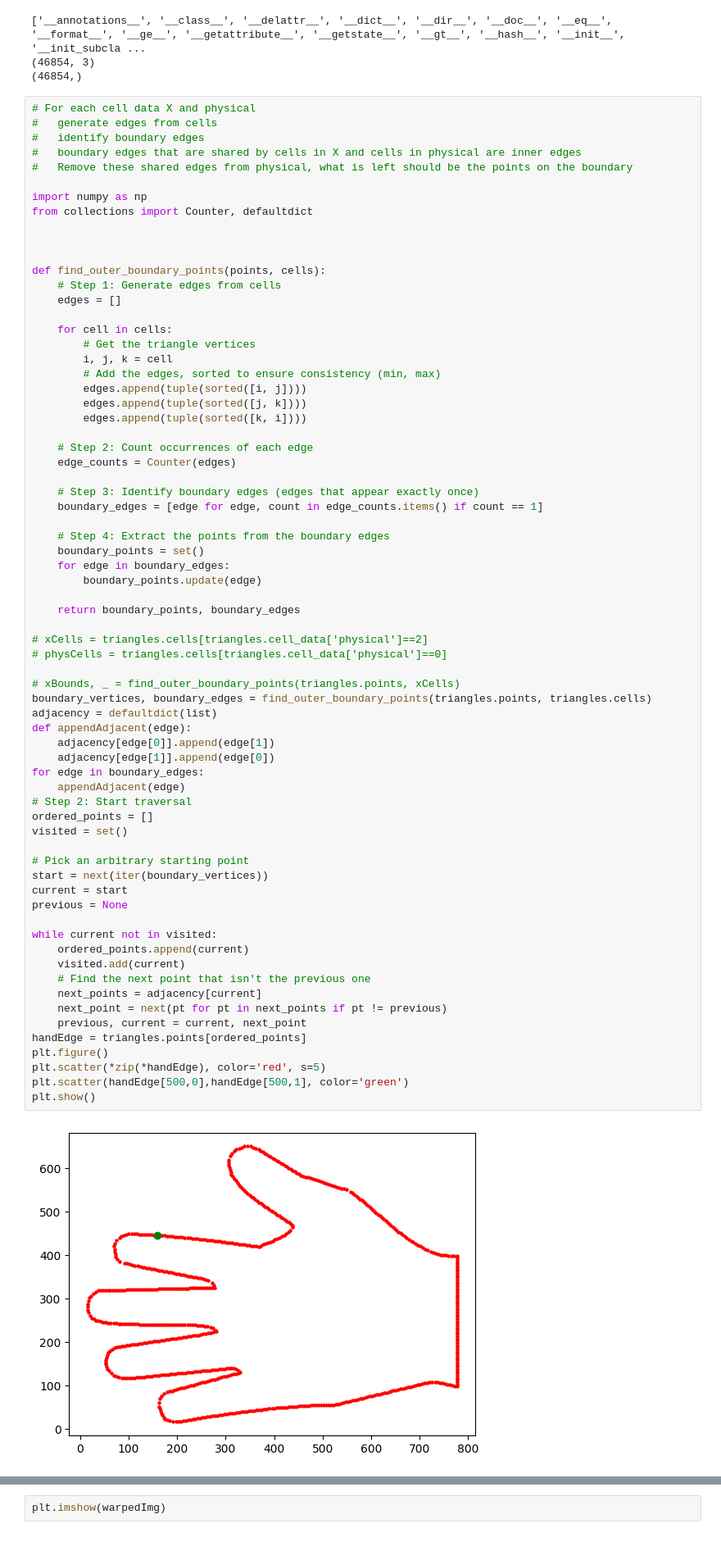
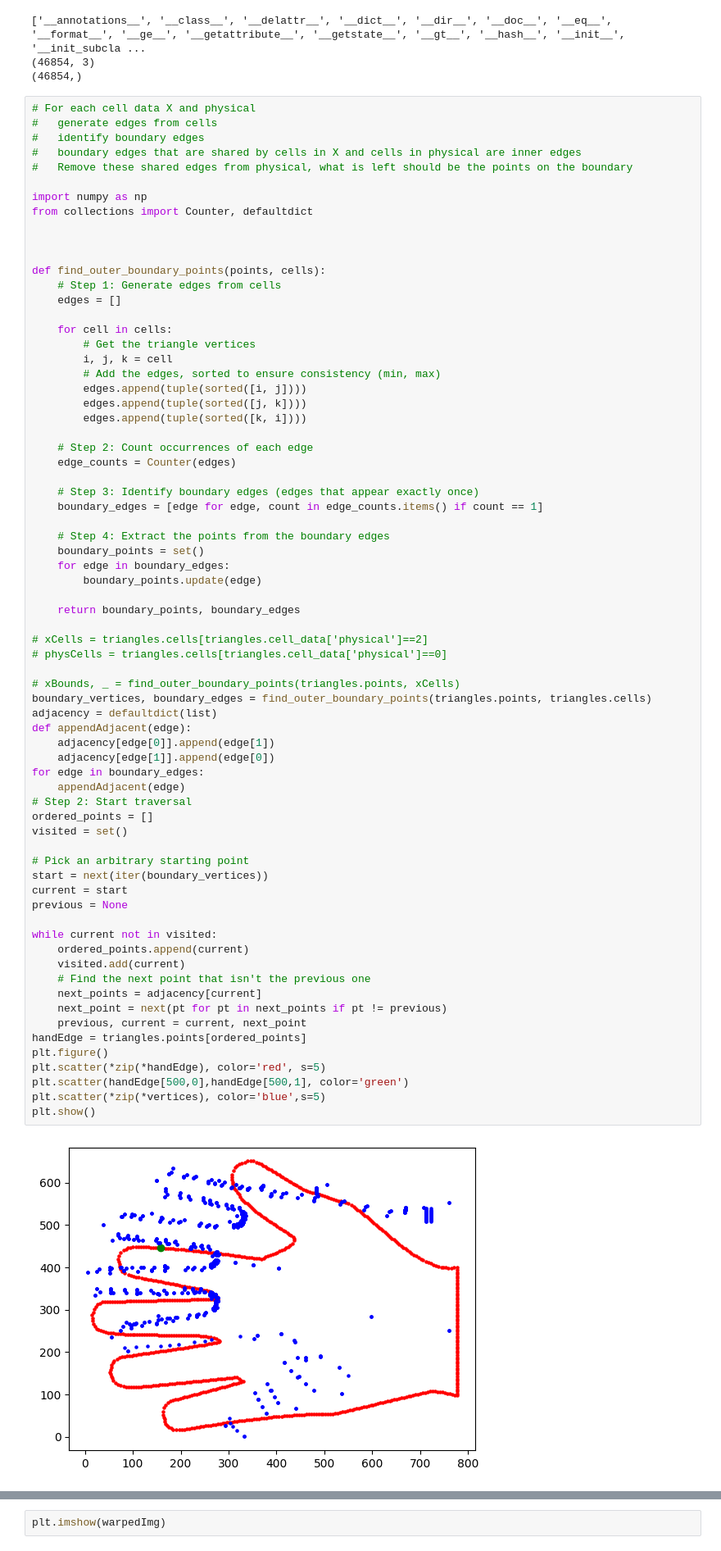
Before and after one commit to AntheaLi/match-hand, a Jupyter notebook: match_hand.ipynb, the cells around one changed output, grey strips where cells are left out. Shown at 82% size. Cells and saved outputs as stored; diff of their text form.

```diff
--- a/match_hand.ipynb
+++ b/match_hand.ipynb
@@ -141,31 +197,32 @@ def find_outer_boundary_points(points, cells):
 # xBounds, _ = find_outer_boundary_points(triangles.points, xCells)
 boundary_vertices, boundary_edges = find_outer_boundary_points(triangles.points, triangles.cells)
 adjacency = defaultdict(list)
 def appendAdjacent(edge):
     adjacency[edge[0]].append(edge[1])
     adjacency[edge[1]].append(edge[0])
 for edge in boundary_edges:
     appendAdjacent(edge)
 # Step 2: Start traversal
 ordered_points = []
 visited = set()
 
 # Pick an arbitrary starting point
 start = next(iter(boundary_vertices))
 current = start
 previous = None
 
 while current not in visited:
     ordered_points.append(current)
     visited.add(current)
     # Find the next point that isn't the previous one
     next_points = adjacency[current]
     next_point = next(pt for pt in next_points if pt != previous)
     previous, current = current, next_point
 handEdge = triangles.points[ordered_points]
 plt.figure()
 plt.scatter(*zip(*handEdge), color='red', s=5)
 plt.scatter(handEdge[500,0],handEdge[500,1], color='green')
+plt.scatter(*zip(*vertices), color='blue',s=5)
 plt.show()
 # %% [output]
-[figure, old version]
+[figure, new version]
```
Also changed, not shown: parts of 3 cells of this notebook, 5 other files.
